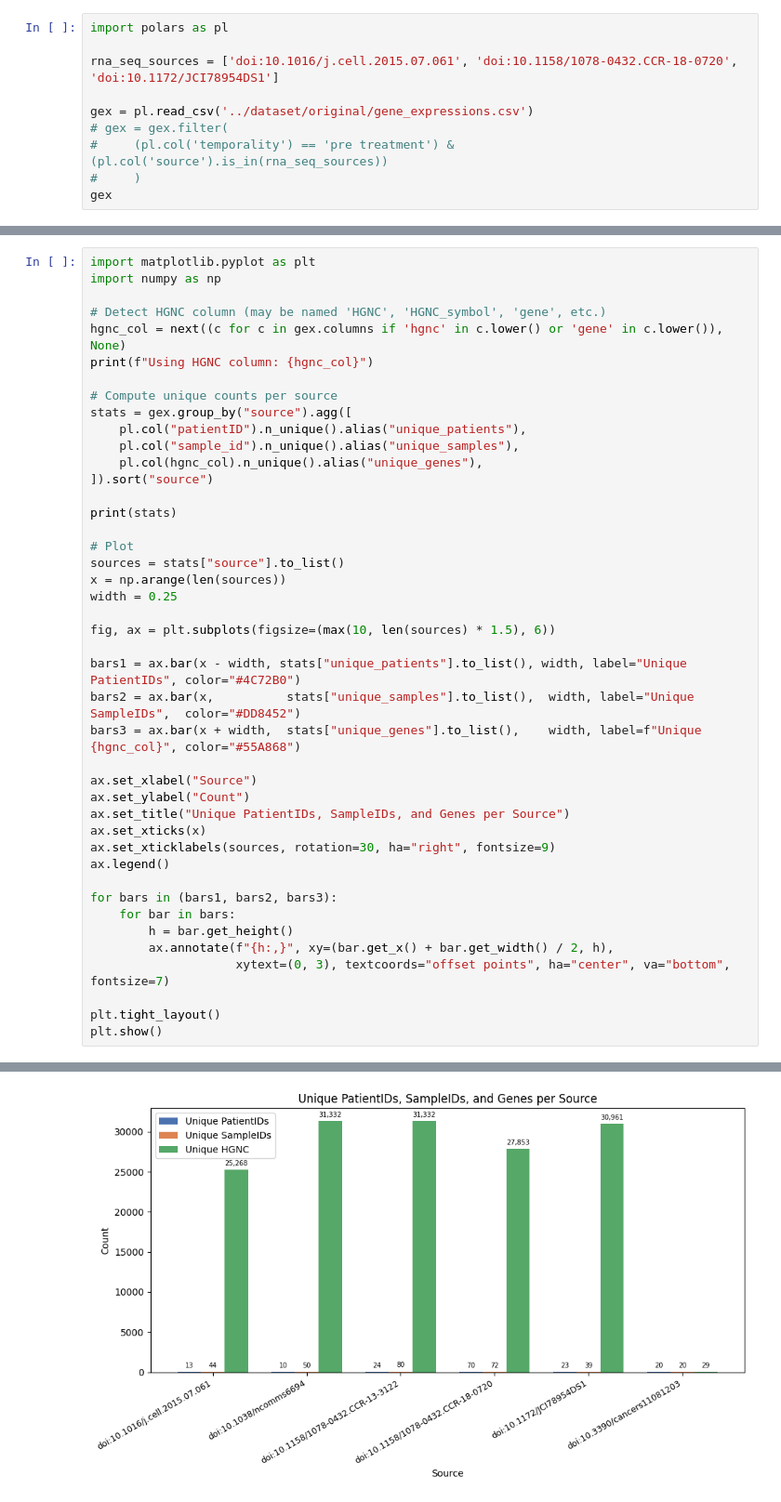
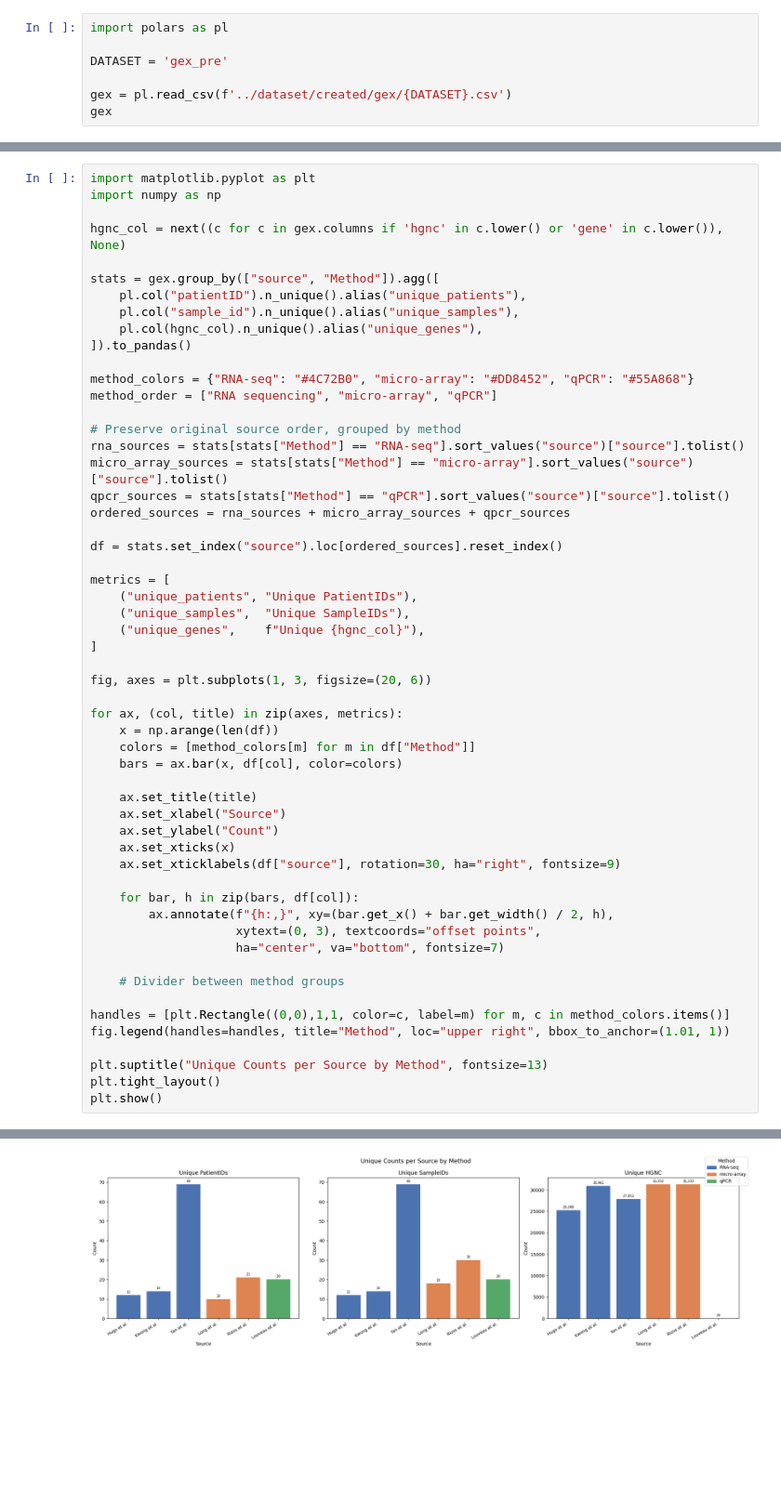
Before and after one commit to dinhhb/modeling_gene_expression, a Jupyter notebook: eda/eda-gex.ipynb, the cells around one changed output, grey strips where cells are left out. Shown at 93% size. Cells and saved outputs as stored; diff of their text form; blank space fills up the shorter version.

```diff
--- a/eda/eda-gex.ipynb
+++ b/eda/eda-gex.ipynb
@@ -1,11 +1,8 @@
 # %%
 import polars as pl
 
-rna_seq_sources = ['doi:10.1016/j.cell.2015.07.061', 'doi:10.1158/1078-0432.CCR-18-0720', 'doi:10.1172/JCI78954DS1']
+DATASET = 'gex_pre'
 
-gex = pl.read_csv('../dataset/original/gene_expressions.csv')
-# gex = gex.filter(
-#     (pl.col('temporality') == 'pre treatment') & (pl.col('source').is_in(rna_seq_sources))
-#     )
+gex = pl.read_csv(f'../dataset/created/gex/{DATASET}.csv')
 gex
 # %% [output]
@@ -27,43 +24,55 @@ shape: (8_641_391, 10)
 import matplotlib.pyplot as plt
 import numpy as np
 
-# Detect HGNC column (may be named 'HGNC', 'HGNC_symbol', 'gene', etc.)
 hgnc_col = next((c for c in gex.columns if 'hgnc' in c.lower() or 'gene' in c.lower()), None)
-print(f"Using HGNC column: {hgnc_col}")
 
-# Compute unique counts per source
-stats = gex.group_by("source").agg([
+stats = gex.group_by(["source", "Method"]).agg([
     pl.col("patientID").n_unique().alias("unique_patients"),
     pl.col("sample_id").n_unique().alias("unique_samples"),
     pl.col(hgnc_col).n_unique().alias("unique_genes"),
-]).sort("source")
+]).to_pandas()
 
-print(stats)
+method_colors = {"RNA-seq": "#4C72B0", "micro-array": "#DD8452", "qPCR": "#55A868"}
+method_order = ["RNA sequencing", "micro-array", "qPCR"]
 
-# Plot
-sources = stats["source"].to_list()
-x = np.arange(len(sources))
-width = 0.25
+# Preserve original source order, grouped by method
+rna_sources = stats[stats["Method"] == "RNA-seq"].sort_values("source")["source"].tolist()
+micro_array_sources = stats[stats["Method"] == "micro-array"].sort_values("source")["source"].tolist()
+qpcr_sources = stats[stats["Method"] == "qPCR"].sort_values("source")["source"].tolist()
+ordered_sources = rna_sources + micro_array_sources + qpcr_sources
 
-fig, ax = plt.subplots(figsize=(max(10, len(sources) * 1.5), 6))
+df = stats.set_index("source").loc[ordered_sources].reset_index()
 
-bars1 = ax.bar(x - width, stats["unique_patients"].to_list(), width, label="Unique PatientIDs", color="#4C72B0")
-bars2 = ax.bar(x,          stats["unique_samples"].to_list(),  width, label="Unique SampleIDs",  color="#DD8452")
-bars3 = ax.bar(x + width,  stats["unique_genes"].to_list(),    width, label=f"Unique {hgnc_col}", color="#55A868")
+metrics = [
+    ("unique_patients", "Unique PatientIDs"),
+    ("unique_samples",  "Unique SampleIDs"),
+    ("unique_genes",    f"Unique {hgnc_col}"),
+]
 
-ax.set_xlabel("Source")
-ax.set_ylabel("Count")
-ax.set_title("Unique PatientIDs, SampleIDs, and Genes per Source")
-ax.set_xticks(x)
-ax.set_xticklabels(sources, rotation=30, ha="right", fontsize=9)
-ax.legend()
+fig, axes = plt.subplots(1, 3, figsize=(20, 6))
 
-for bars in (bars1, bars2, bars3):
-    for bar in bars:
-        h = bar.get_height()
+for ax, (col, title) in zip(axes, metrics):
+    x = np.arange(len(df))
+    colors = [method_colors[m] for m in df["Method"]]
+    bars = ax.bar(x, df[col], color=colors)
+
+    ax.set_title(title)
+    ax.set_xlabel("Source")
+    ax.set_ylabel("Count")
+    ax.set_xticks(x)
+    ax.set_xticklabels(df["source"], rotation=30, ha="right", fontsize=9)
+
+    for bar, h in zip(bars, df[col]):
         ax.annotate(f"{h:,}", xy=(bar.get_x() + bar.get_width() / 2, h),
-                    xytext=(0, 3), textcoords="offset points", ha="center", va="bottom", fontsize=7)
+                    xytext=(0, 3), textcoords="offset points",
+                    ha="center", va="bottom", fontsize=7)
 
+    # Divider between method groups
+
+handles = [plt.Rectangle((0,0),1,1, color=c, label=m) for m, c in method_colors.items()]
+fig.legend(handles=handles, title="Method", loc="upper right", bbox_to_anchor=(1.01, 1))
+
+plt.suptitle("Unique Counts per Source by Method", fontsize=13)
 plt.tight_layout()
 plt.show()
 # %% [output]
@@ -84 +79 @@ shape: (6, 4)
-[figure, old version]
+[figure, new version]
```
Also changed, not shown: parts of 3 cells of this notebook, 28 other files.
